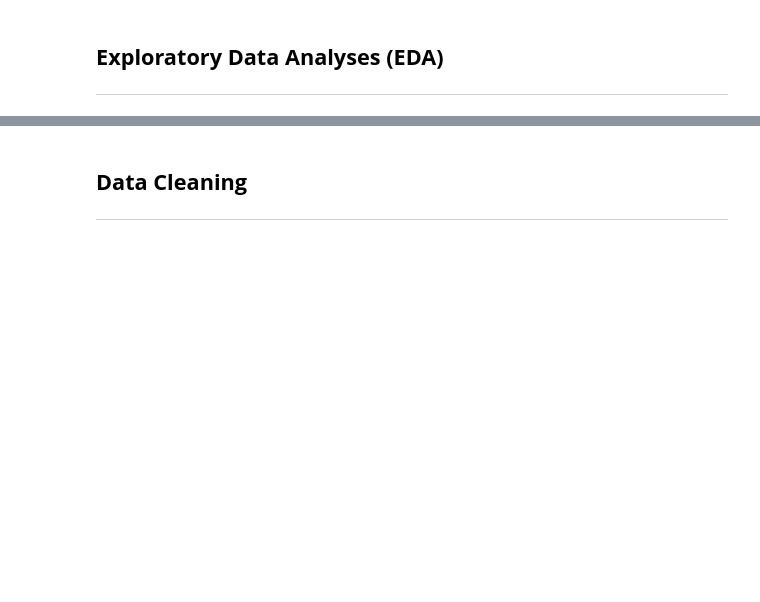
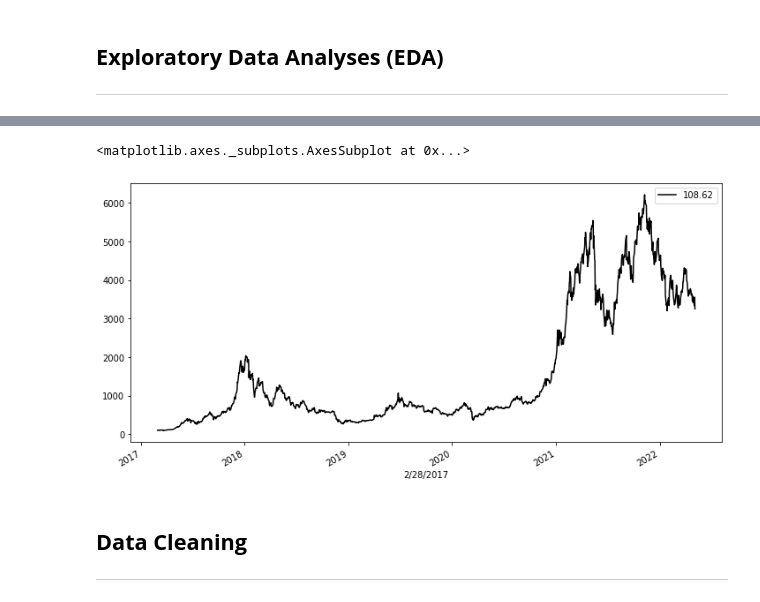
Before and after one commit to francoishcm/BackTesting, a Jupyter notebook: Zipline_Reloaded_BacktestEngine_3_22072022.ipynb, the cells around one changed output, grey strips where cells are left out. Saved outputs shown, nothing was run; the diff lists cells and outputs as text; code cells hidden in the pictures; blank space fills up the shorter version.

```diff
--- a/Zipline_Reloaded_BacktestEngine_3_22072022.ipynb
+++ b/Zipline_Reloaded_BacktestEngine_3_22072022.ipynb
@@ -742,8 +649,8 @@ import warnings
 warnings.filterwarnings('ignore')
 pd.set_option('display.max_rows', 2)
 # %%
-B = pd.read_csv('/content/drive/MyDrive/Colab Notebooks/My Project Folder/Backtests/SPCBDM_5.csv', parse_dates=True, index_col=0)
+B = pd.read_csv('/content/drive/MyDrive/Colab Notebooks/My Project Folder/Backtests/SPCBDM_test3.csv', parse_dates=True, index_col=0)
 
 B.info()
 
-B.head(10)
+print(B.head(5))
@@ -754,20 +687,23 @@ B.describe()
 # %%
 """
 B['Open'].plot(figsize=(12,6),
                   linestyle='--',color='black',
                   legend='Open')
 
 B['High'].plot(figsize=(12,6),
                    linestyle='-',color='grey',
                    legend='High')
 
 B['Low'].plot(figsize=(12,6),
                  linestyle=':',color='black',
                  legend='Low')
 """
-B['533.95'].plot(figsize=(12,6),
-                  linestyle='-.',color='grey',
+B['108.62'].plot(figsize=(12,6),
+                  linestyle='-',color='black',
                   legend='Close')
+# %% [output]
+<matplotlib.axes._subplots.AxesSubplot at 0x...>
+[figure, added]
 # %%
 no_outlier_prices = B[(np.abs(stats.zscore(B)) <
 6).all(axis=1)]
```
Also changed, not shown: parts of 14 cells of this notebook.
